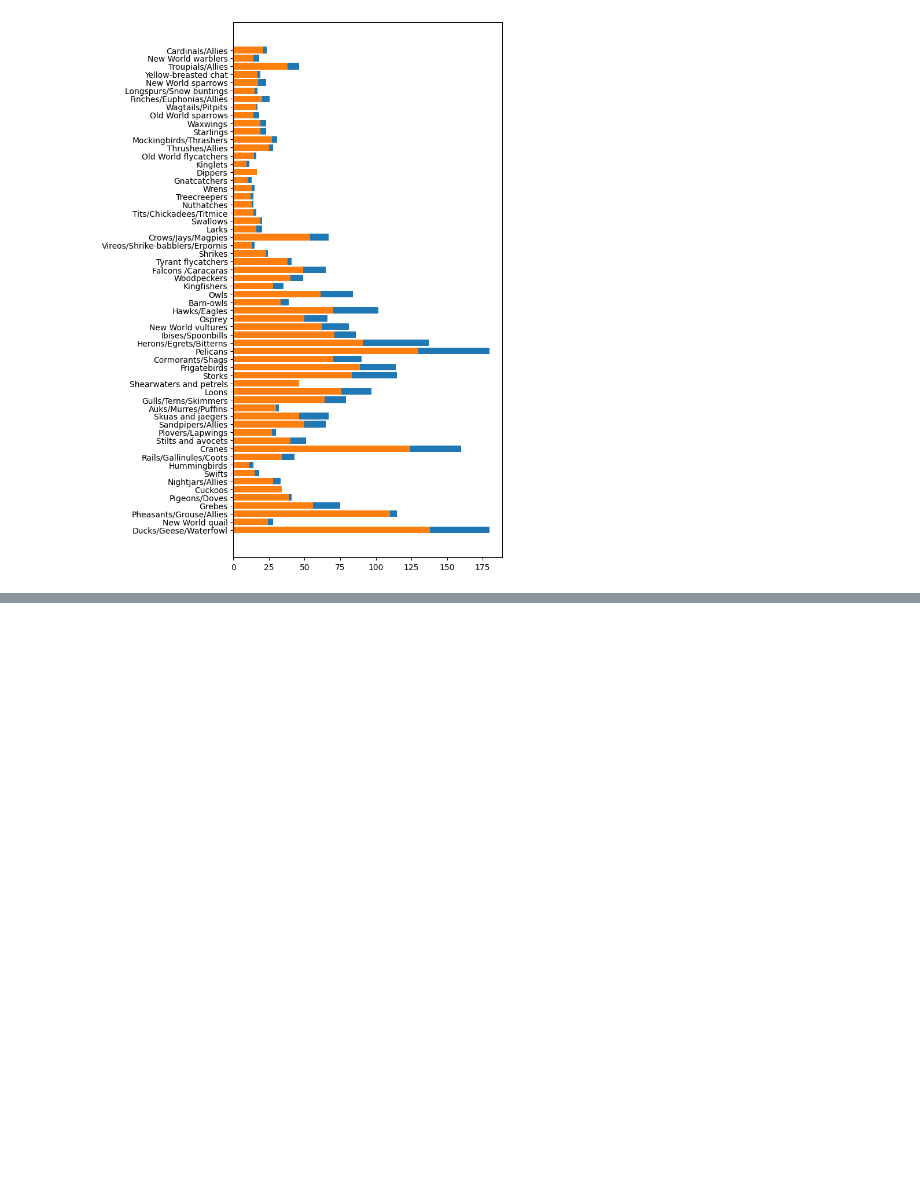
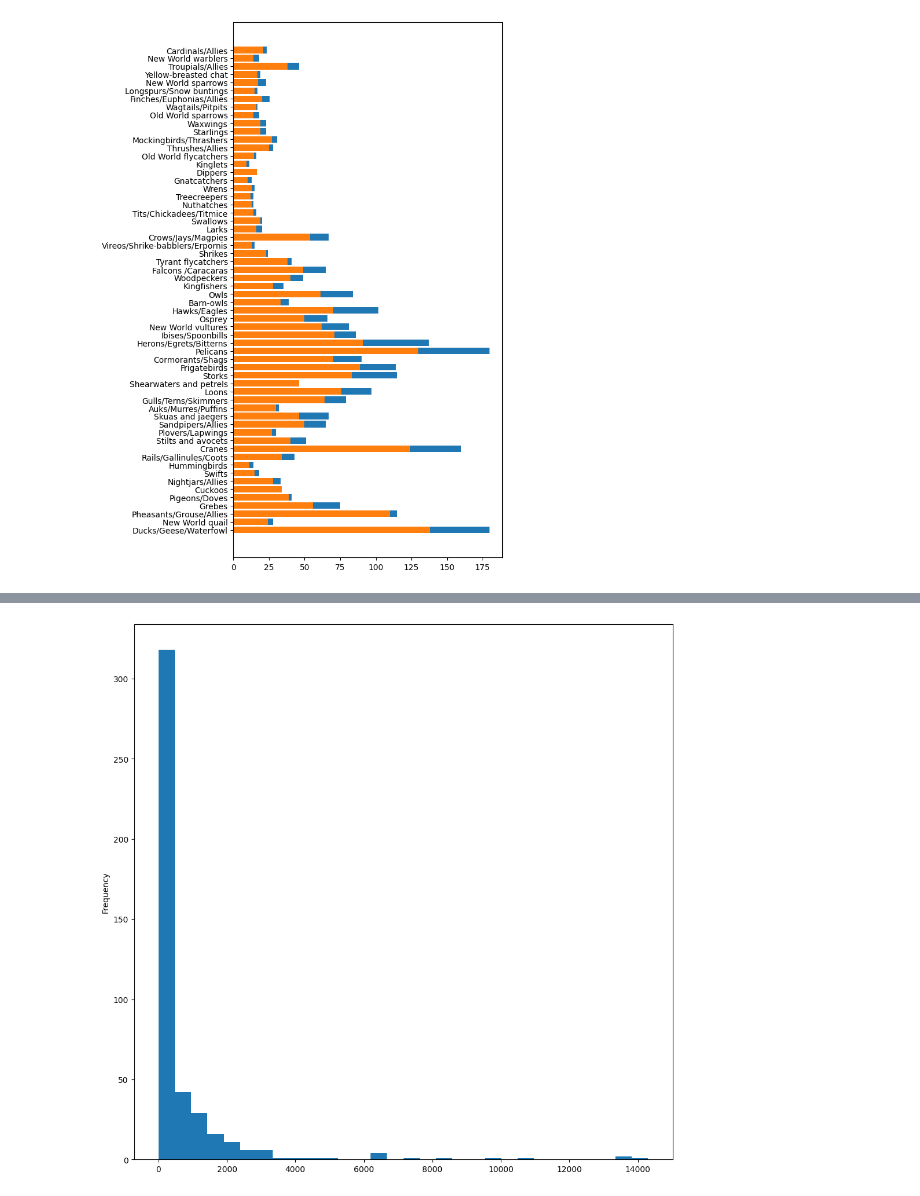
Before and after one commit to Yahyabonyguda/Data_Science_Assignment, a Jupyter notebook: Data Visualization.ipynb, the cells around one changed output, grey strips where cells are left out. Cells and saved outputs as stored; diff of their text form; code cells hidden in the pictures; blank space fills up the shorter version.

```diff
--- a/Data Visualization.ipynb
+++ b/Data Visualization.ipynb
@@ -124,0 +140,5 @@ plt.show()
+# %%
+birds['MaxBodyMass'].plot(kind = 'hist', bins = 30, figsize = (12,12))
+plt.show()
+# %% [output]
+[figure, added]
```
Also changed, not shown: parts of 13 cells of this notebook.
